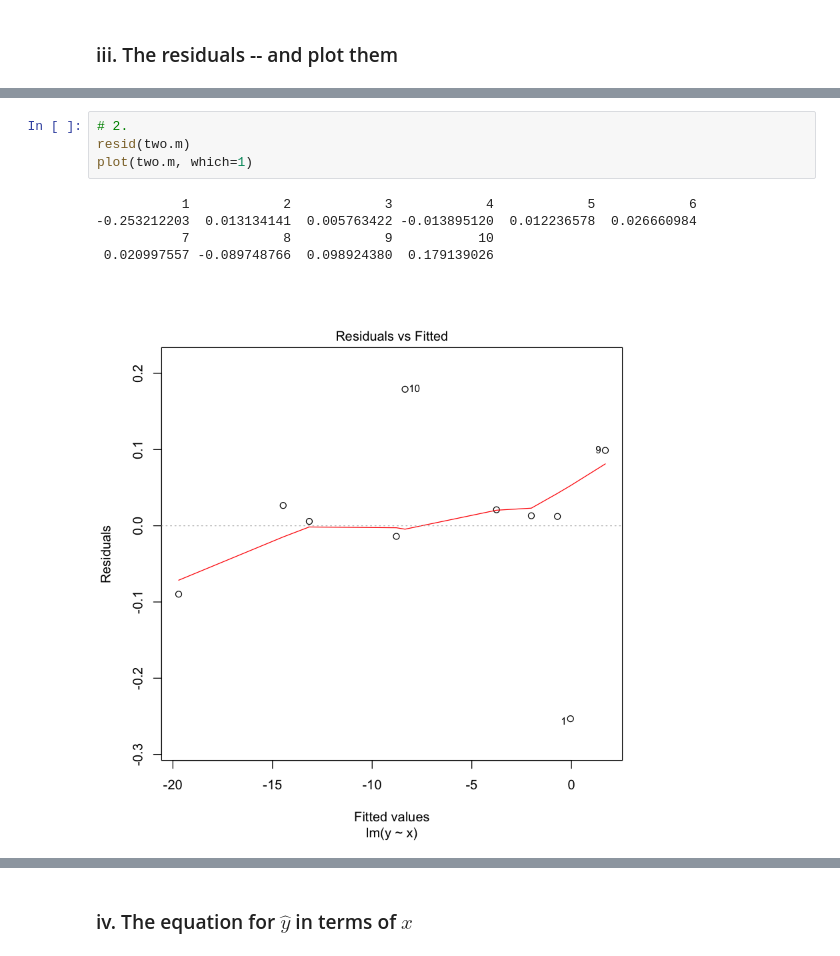
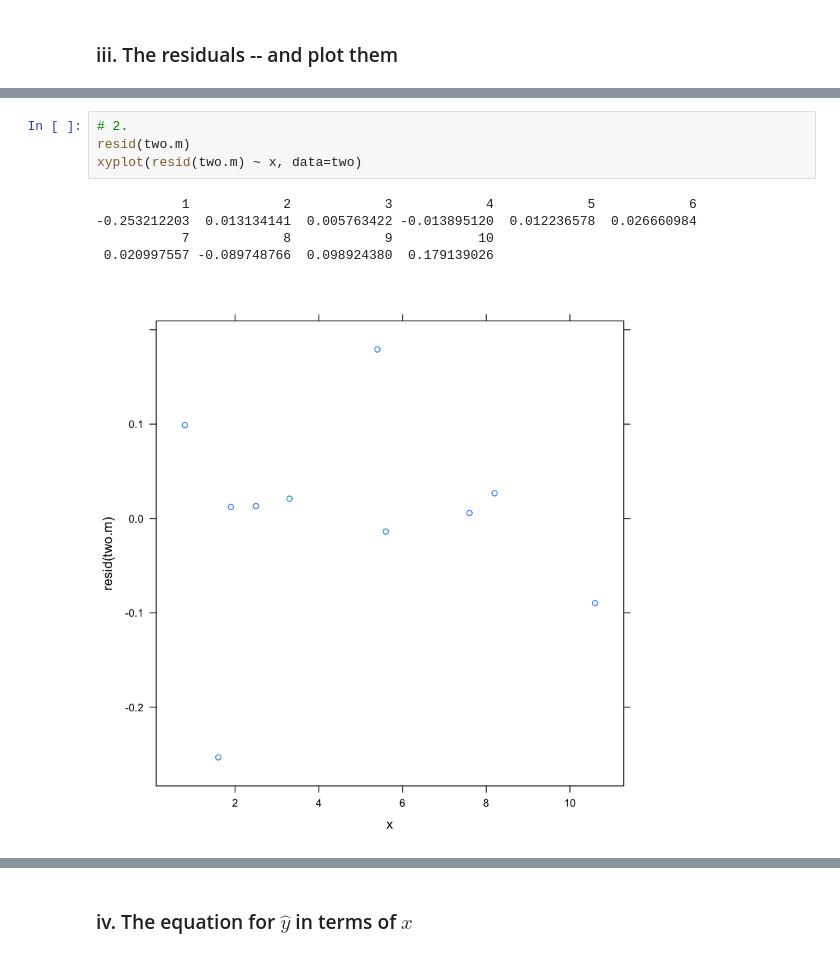
Before and after one commit to blsage/ap-stats-homeworks, a Jupyter notebook: test-2-thp.ipynb, the cells around one changed output, grey strips where cells are left out. Saved outputs shown, nothing was run; the diff lists cells and outputs as text.

```diff
--- a/test-2-thp.ipynb
+++ b/test-2-thp.ipynb
@@ -142,12 +168,12 @@ plot(one.m, which=1)
 # %%
 # 2.
 resid(two.m)
-plot(two.m, which=1)
+xyplot(resid(two.m) ~ x, data=two)
 # %% [output]
            1            2            3            4            5            6
 -0.253212203  0.013134141  0.005763422 -0.013895120  0.012236578  0.026660984
            7            8            9           10
  0.020997557 -0.089748766  0.098924380  0.179139026
-[figure, old version]
+[figure, new version]
 # %%
 # 3.
```
Also changed, not shown: parts of 3 cells of this notebook, 1 other file.
